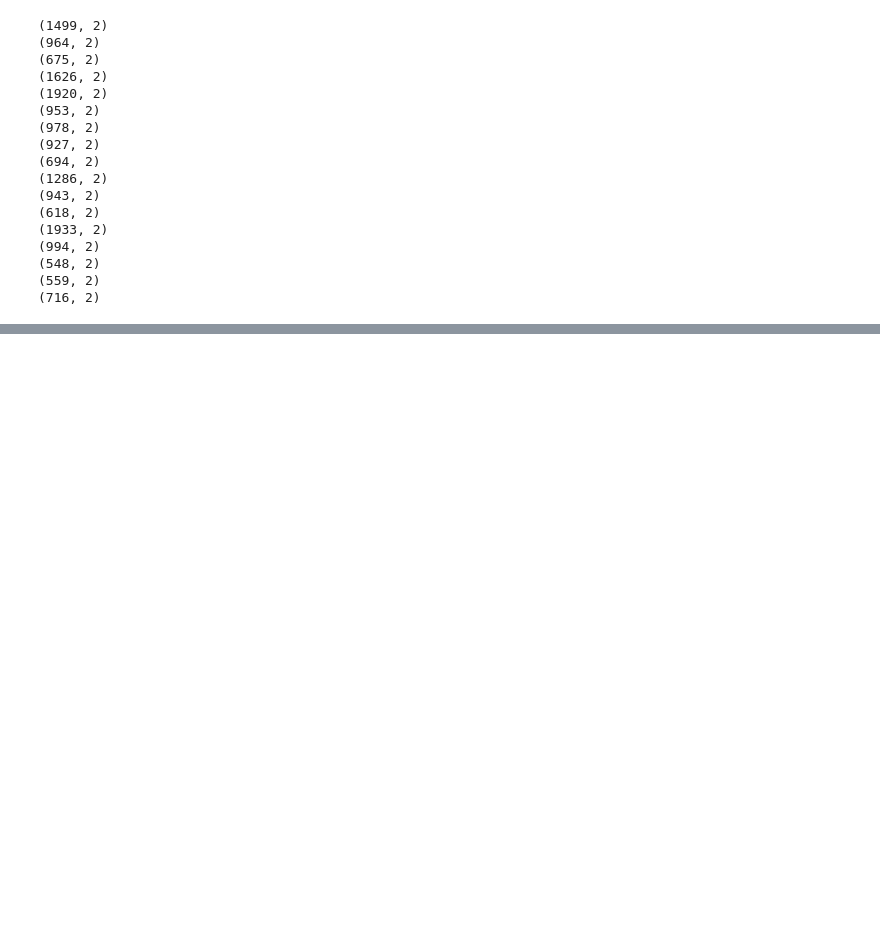
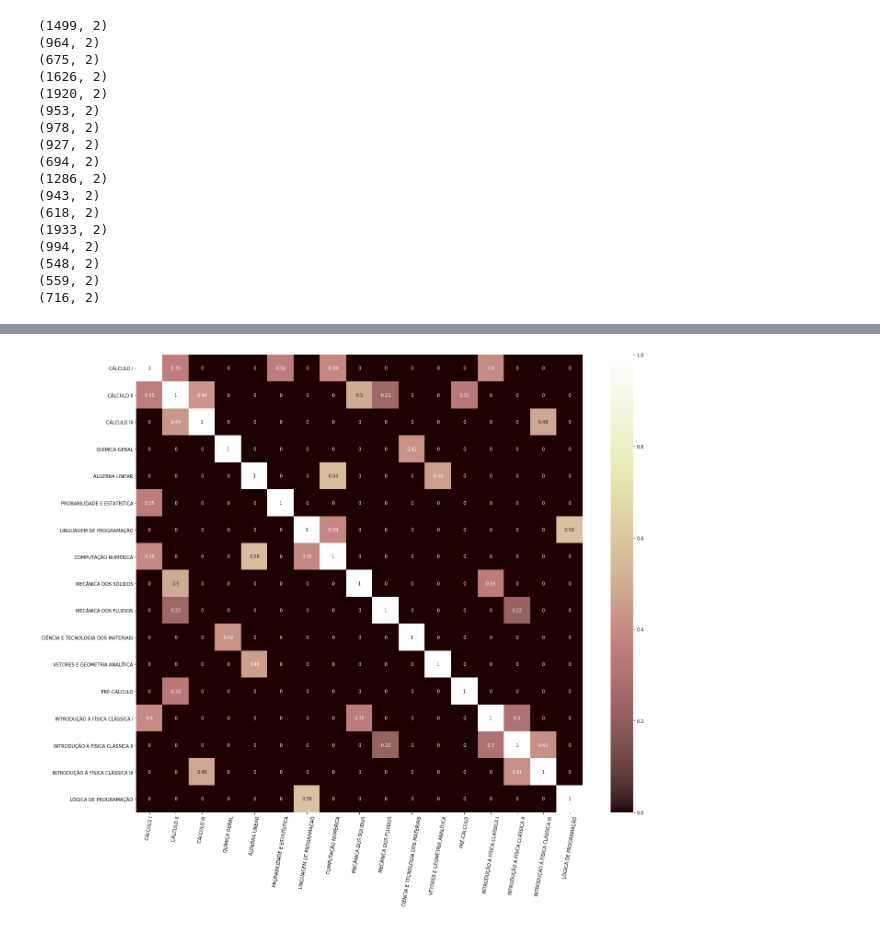
Before and after one commit to AndressaStefany/UFRN-data-analysis, a Jupyter notebook: correlacao.ipynb, the cells around one changed output, grey strips where cells are left out. Saved outputs shown, nothing was run; the diff lists cells and outputs as text; code cells hidden in the pictures; blank space fills up the shorter version.

```diff
--- a/correlacao.ipynb
+++ b/correlacao.ipynb
@@ -284,0 +533,8 @@ df_correr.corr()
+# %%
+fig, ax = plt.subplots(figsize=(20,17))
+sns_plot = sns.heatmap(heat, cmap='pink',annot=True, ax=ax)
+plt.xticks(rotation=80)
+plt.tight_layout()
+sns_plot.get_figure().savefig('correlacao.png')
+# %% [output]
+[figure, added]
```
Also changed, not shown: parts of 3 cells of this notebook.
